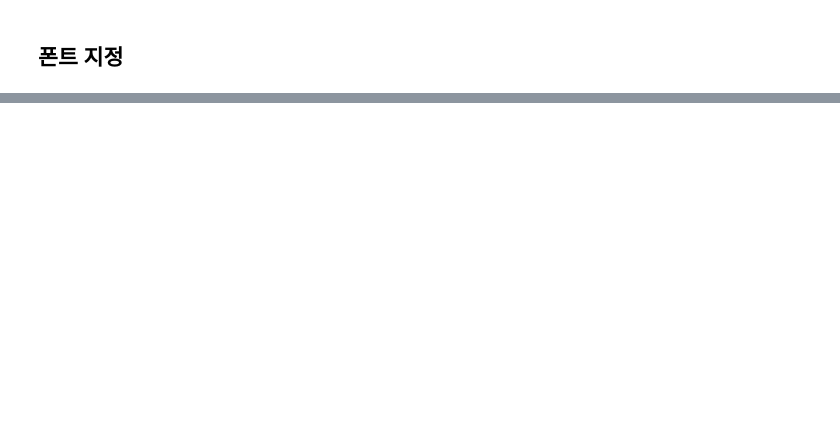
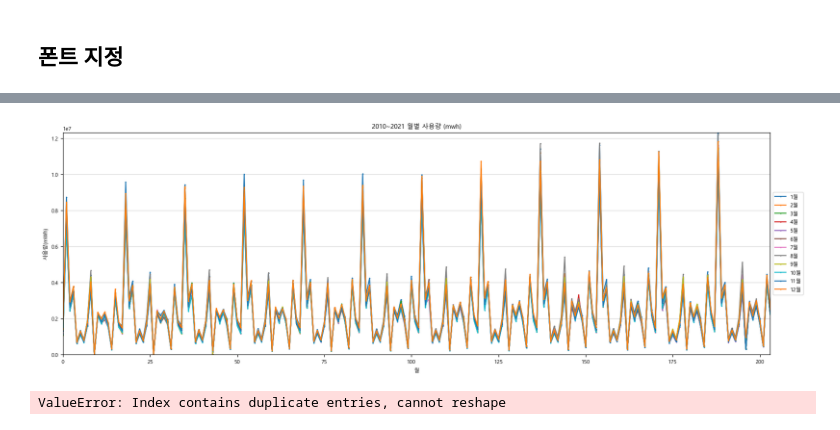
Before and after one commit to ThatHomr/project_2, a Jupyter notebook: project_2_file/z_ssh/data/전력 데이터/전력_데이터_시각화.ipynb, the cells around one changed output, grey strips where cells are left out. Drawn from its saved outputs; the diff is of its cells as text; code cells hidden in the pictures; blank space fills up the shorter version.

```diff
--- a/project_2_file/z_ssh/data/전력 데이터/전력_데이터_시각화.ipynb
+++ b/project_2_file/z_ssh/data/전력 데이터/전력_데이터_시각화.ipynb
@@ -71,0 +169,50 @@ plt.show()
+# %%
+# 그래프 크기 설정
+plt.figure(figsize=(19, 6))
+
+# 데이터프레임을 이용하여 그래프 그리기
+plt.plot(df_1, marker='o', markersize=1)
+
+# y축에 그리드 추가
+plt.grid(axis='y', linestyle='-', alpha=0.5)
+
+# 그래프 범례를 그래프 밖에 위치
+plt.legend(df_1.columns, loc='center left', bbox_to_anchor=(1, 0.5))
+
+# 그래프 제목 설정
+plt.title('2010~2021 월별 사용량 (mwh)')
+
+# x축 레이블 설정
+plt.xlabel('월')
+
+# y축 레이블 설정
+plt.ylabel('사용량(mWh)')
+
+# x, y축 범위 자동으로 설정
+plt.autoscale(axis='x', tight=True)
+plt.autoscale(axis='y', tight=True)
+
+# 그래프 출력
+plt.show()
+# %% [output]
+[figure, added]
+# %%
+import pandas as pd
+import matplotlib.pyplot as plt
+
+
+# Pivot the dataframe to have months as rows and years as columns
+df_pivot = df_seoul.pivot(index='1월', columns='시도', values='2월')
+
+# Create a line chart with the pivoted dataframe
+df_pivot.plot.line()
+
+# Add labels and title to the chart
+plt.xlabel('Month')
+plt.ylabel('Usage')
+plt.title('Power Usage by Year and Month')
+
+# Display the chart
+plt.show()
+# %% [output]
+ValueError: Index contains duplicate entries, cannot reshape
```
Also changed, not shown: parts of 13 cells of this notebook.
